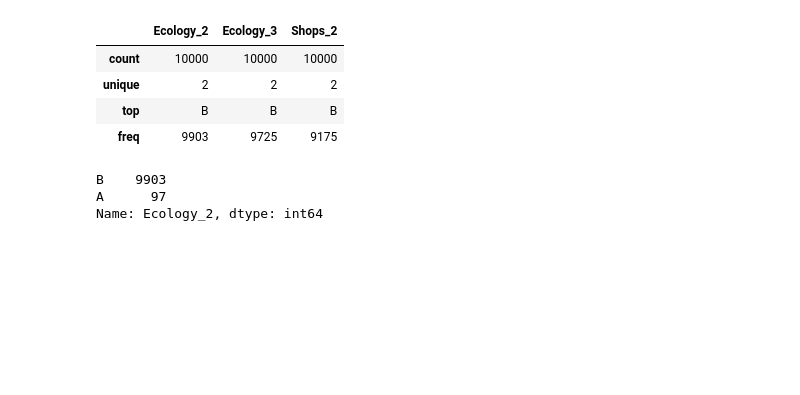
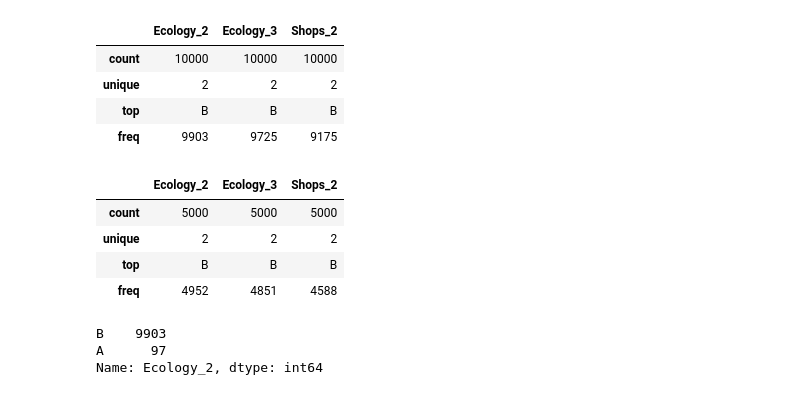
Before and after one commit to alvlagus/Python_for_Data_Science, a Jupyter notebook: Course_project/gusev_solution.ipynb, the cells around one changed output. Cells and saved outputs as stored; diff of their text form; code cells hidden in the pictures; blank space fills up the shorter version.

```diff
--- a/Course_project/gusev_solution.ipynb
+++ b/Course_project/gusev_solution.ipynb
@@ -182,6 +251,14 @@ df_train.describe(include='object')
 | unique | 2 | 2 | 2 |
 | top | B | B | B |
 | freq | 9903 | 9725 | 9175 |
+# %%
+df_test.describe(include='object')
+# %% [output]
+|  | Ecology_2 | Ecology_3 | Shops_2 |
+| count | 5000 | 5000 | 5000 |
+| unique | 2 | 2 | 2 |
+| top | B | B | B |
+| freq | 4952 | 4851 | 4588 |
 # %%
 df_train['Ecology_2'].value_counts()
 # %% [output]
```
Also changed, not shown: parts of 83 cells of this notebook.
